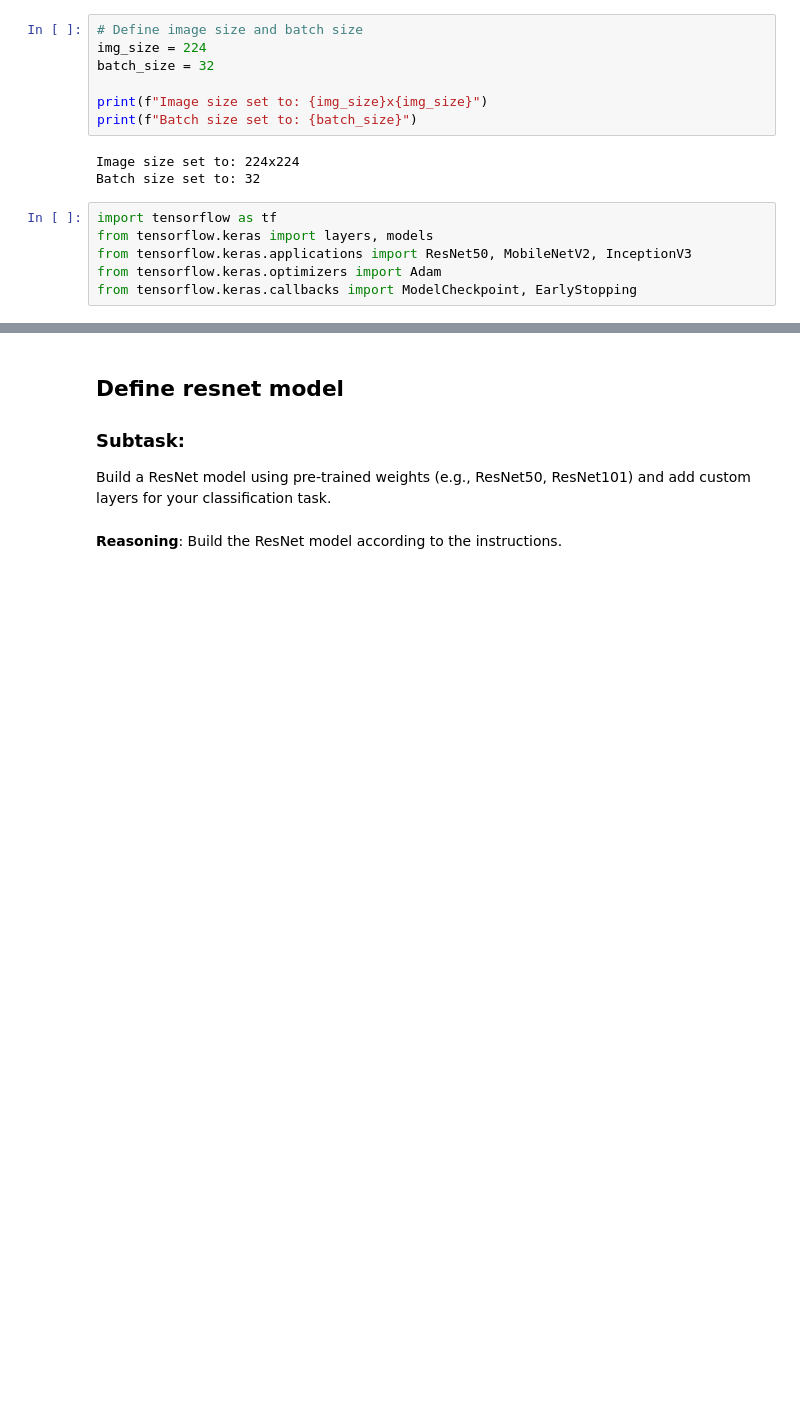
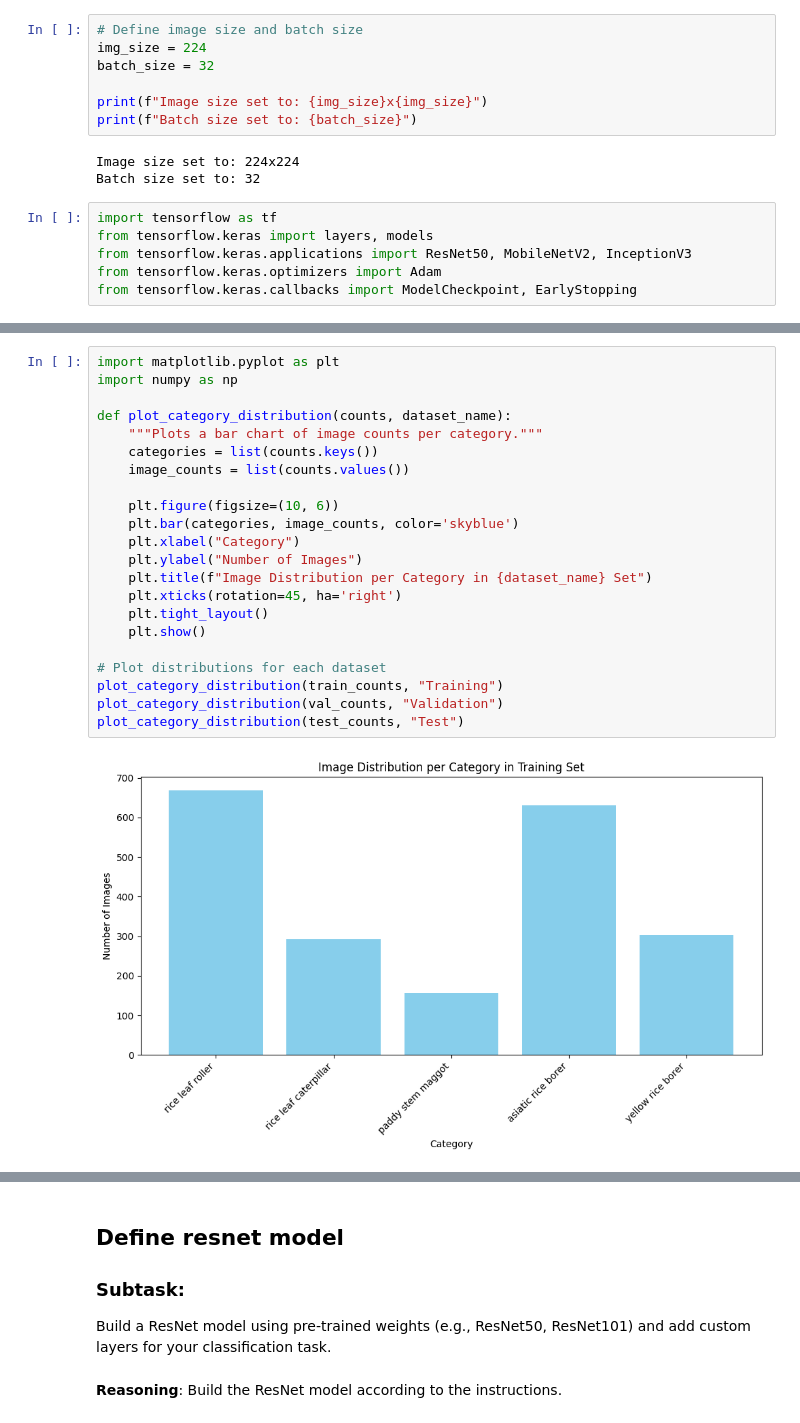
Before and after one commit to saharshhhh/Pest-Identification, a Jupyter notebook: Pest_Control.ipynb, the cells around one changed output, grey strips where cells are left out. Drawn from its saved outputs; the diff is of its cells as text; blank space fills up the shorter version.

```diff
--- a/Pest_Control.ipynb
+++ b/Pest_Control.ipynb
@@ -108,0 +203,24 @@ from tensorflow.keras.callbacks import ModelCheckpoint, EarlyStopping
+# %%
+import matplotlib.pyplot as plt
+import numpy as np
+
+def plot_category_distribution(counts, dataset_name):
+    """Plots a bar chart of image counts per category."""
+    categories = list(counts.keys())
+    image_counts = list(counts.values())
+
+    plt.figure(figsize=(10, 6))
+    plt.bar(categories, image_counts, color='skyblue')
+    plt.xlabel("Category")
+    plt.ylabel("Number of Images")
+    plt.title(f"Image Distribution per Category in {dataset_name} Set")
+    plt.xticks(rotation=45, ha='right')
+    plt.tight_layout()
+    plt.show()
+
+# Plot distributions for each dataset
+plot_category_distribution(train_counts, "Training")
+plot_category_distribution(val_counts, "Validation")
+plot_category_distribution(test_counts, "Test")
+# %% [output]
+[figure, added]
```
Also changed, not shown: parts of 37 cells of this notebook.
